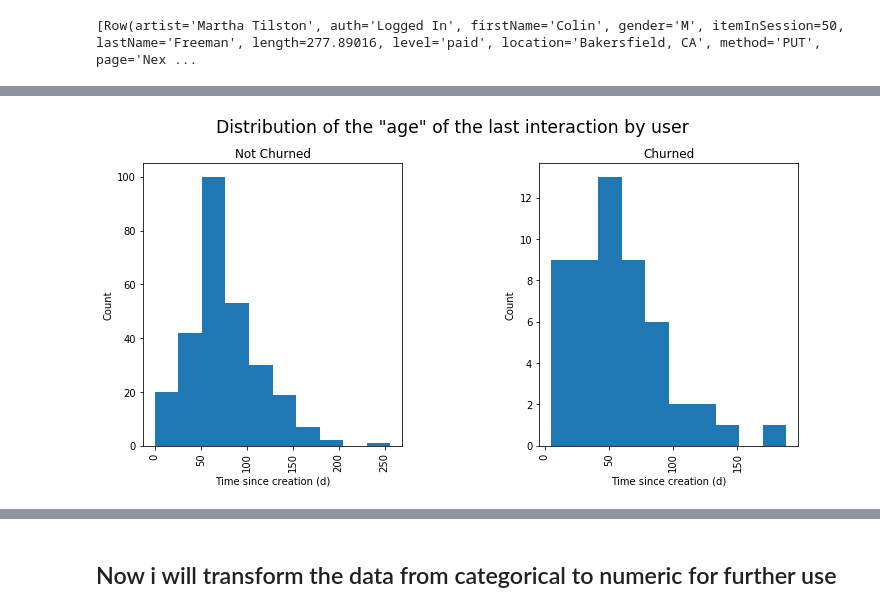
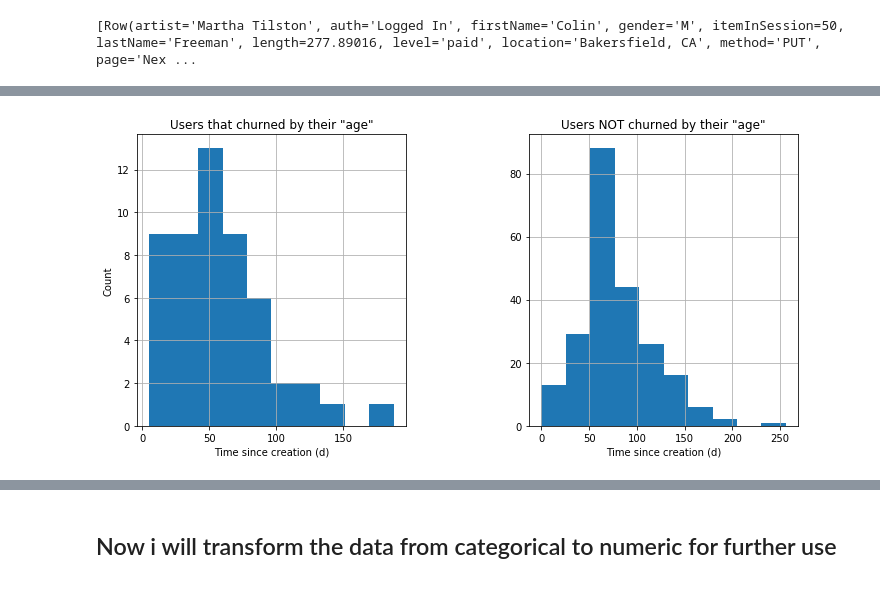
Before and after one commit to leandrominer85/Sparkfy, a Jupyter notebook: Sparkify_small_dataset.ipynb, the cells around one changed output, grey strips where cells are left out. Drawn from its saved outputs; the diff is of its cells as text; code cells hidden in the pictures.

```diff
--- a/Sparkify_small_dataset.ipynb
+++ b/Sparkify_small_dataset.ipynb
@@ -396,3 +399,3 @@ df_clean.take(1)
 # %%
 #filtering the DF
-df_time= df_clean.select(['userId','Downgrade','churn',"time_from_creation"]).toPandas()
+df_time = df_clean.select(['Downgrade', 'userId', 'churn',"time_from_creation"]).toPandas()
@@ -474,16 +458,22 @@ Text(0.5,1,'Distribution of the "age" of the last interaction by user')
 # %%
+#Plotting the cancelled distribution by both values
+
+#Subploting
 figure, axis = plt.subplots(1, 2,figsize=(10, 5))
-df_time_agg.hist(by='churn', ax=axis)
-plt.suptitle('Distribution of the "age" of the last interaction by user', x=0.5, y=1.05, fontsize='xx-large')
 
-axis[0].set_title('Not Churned')
+# Cancelled Plot
+df_temp = df_time[df_time['churn']==1].groupby(['userId']).time_from_creation.max()
+df_temp.hist(ax=axis[0])
+axis[0].set_title('Users that churned by their "age"')
 axis[0].set_ylabel('Count')
 axis[0].set_xlabel('Time since creation (d)')
 
-axis[1].set_title('Churned')
-axis[1].set_ylabel('Count')
+# Not Cancelled Plot
+df_temp = df_time[df_time['churn']==0].groupby(['userId']).time_from_creation.max()
+df_temp.hist(ax=axis[1])
+axis[1].set_title('Users NOT churned by their "age"')
 axis[1].set_xlabel('Time since creation (d)')
 
 figure.tight_layout(w_pad = 10 )
 # %% [output]
-[figure, old version]
+[figure, new version]
```
Also changed, not shown: parts of 13 cells of this notebook.
